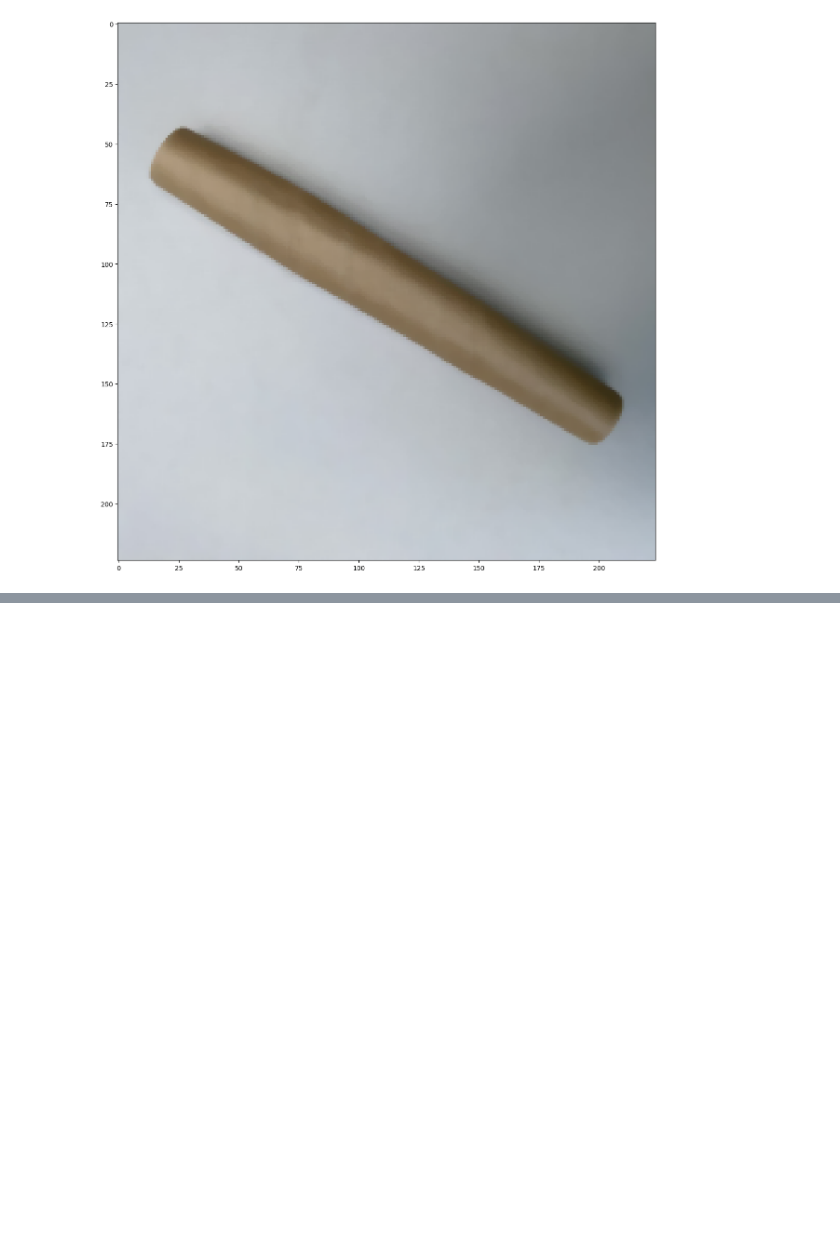
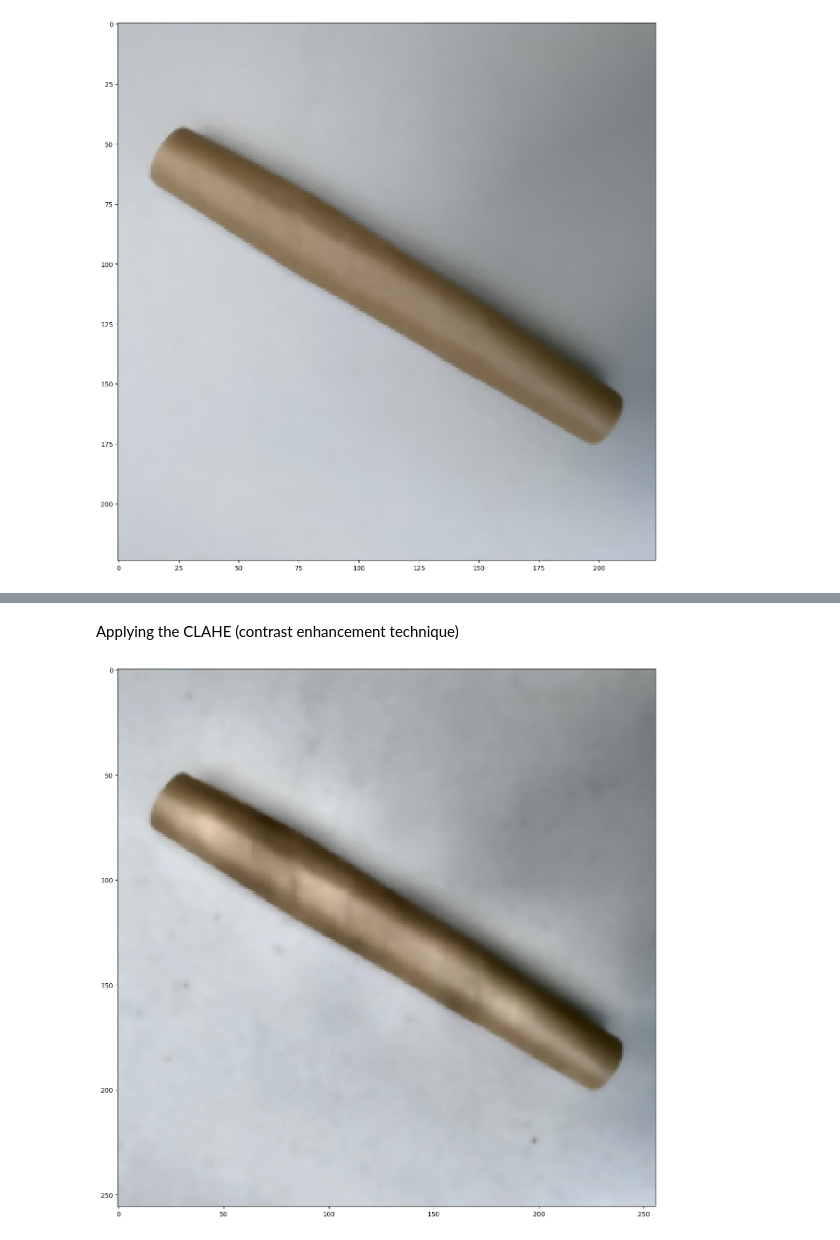
Before and after one commit to Inshalmunaf/Waste-Classification, a Jupyter notebook: waste.ipynb, the cells around one changed output, grey strips where cells are left out. Drawn from its saved outputs; the diff is of its cells as text; code cells hidden in the pictures; blank space fills up the shorter version.

Commit message:
Applied noise reduction , Contrast enhancement ,edge sharpening

```diff
--- a/waste.ipynb
+++ b/waste.ipynb
@@ -118,0 +123,20 @@ for y in range(len(categories)):
+# %% [markdown]
+Applying the CLAHE (contrast enhancement technique)
+# %%
+# creating the object of clahe
+clahe = cv2.createCLAHE(clipLimit=2.0 , tileGridSize=(9,9))
+clahe_image_list = []
+
+for index , image in enumerate(bilateral_filter):
+    #converting the image from rgb to lab
+    image_lab = cv2.cvtColor(image,cv2.COLOR_RGB2LAB)
+    #splitting the image into 3 channels
+    L_channel,A_channel,B_channel = cv2.split(image_lab)
+    #applying the clahe technique to only L_channel(light)
+    clahe_L_channel = clahe.apply(L_channel)
+    #Merging al 3 channels together
+    clahe_image = cv2.merge((clahe_L_channel,A_channel,B_channel))
+    #converting the image from lab to rgb
+    clahe_image_rgb = cv2.cvtColor(clahe_image,cv2.COLOR_LAB2RGB)
+    #Appending all enhanced images into single list
+    clahe_image_list.append(clahe_image_rgb)
@@ -118,0 +145,9 @@ for y in range(len(categories)):
+# %%
+#viual image After clahe
+plt.figure(figsize=(15,15))
+
+plt.imshow(clahe_image_list[0])
+
+plt.show()
+# %% [output]
+[figure, added]
```
Also changed, not shown: parts of 17 cells of this notebook, 1 other file.
